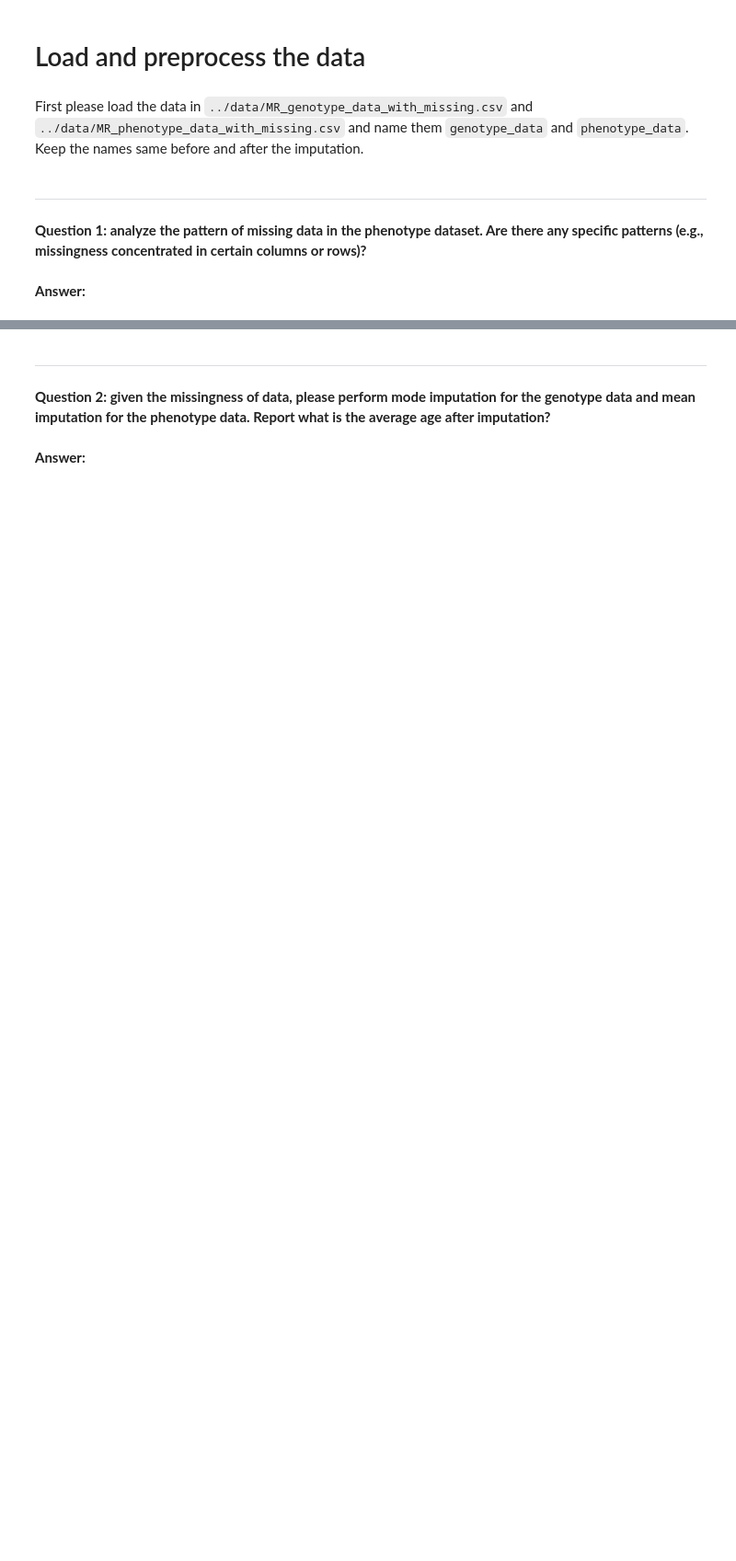
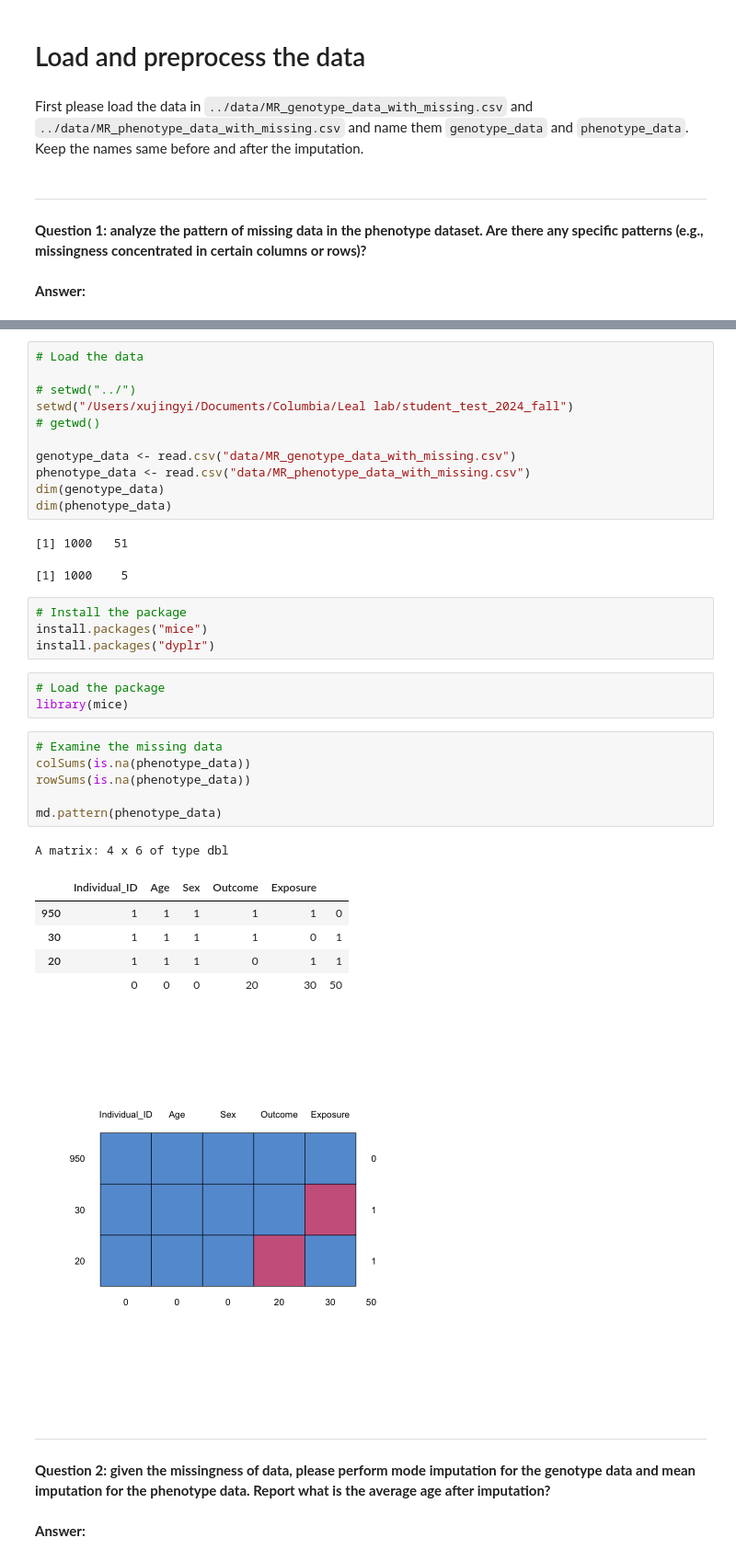
Before and after one commit to RuiDongDR/student_test_2025_spring, a Jupyter notebook: notebook/MendelianRandomization_JingyiXu.ipynb, the cells around one changed output, grey strips where cells are left out. Shown at 92% size. Saved outputs shown, nothing was run; the diff lists cells and outputs as text; blank space fills up the shorter version.

```diff
--- a/notebook/MendelianRandomization_JingyiXu.ipynb
+++ b/notebook/MendelianRandomization_JingyiXu.ipynb
@@ -19,3 +21,38 @@ First please load the data in `../data/MR_genotype_data_with_missing.csv` and `.
+# %%
+# Load the data
+
+# setwd("../")
+setwd("/Users/xujingyi/Documents/Columbia/Leal lab/student_test_2024_fall")
+# getwd()
+
+genotype_data <- read.csv("data/MR_genotype_data_with_missing.csv")
+phenotype_data <- read.csv("data/MR_phenotype_data_with_missing.csv")
+dim(genotype_data)
+dim(phenotype_data)
+# %% [output]
+[1] 1000   51
+[1] 1000    5
+# %%
+# Install the package
+install.packages("mice")
+install.packages("dyplr")
+# %%
+# Load the package
+library(mice)
+# %%
+# Examine the missing data
+colSums(is.na(phenotype_data))
+rowSums(is.na(phenotype_data))
+
+md.pattern(phenotype_data)
+# %% [output]
+A matrix: 4 x 6 of type dbl
+|  | Individual_ID | Age | Sex | Outcome | Exposure |  |
+| 950 | 1 | 1 | 1 | 1 | 1 | 0 |
+| 30 | 1 | 1 | 1 | 1 | 0 | 1 |
+| 20 | 1 | 1 | 1 | 0 | 1 | 1 |
+|  | 0 | 0 | 0 | 20 | 30 | 50 |
+[figure, added]
 # %% [markdown]
 ***
 # %% [markdown]
```
Also changed, not shown: parts of 16 cells of this notebook.
